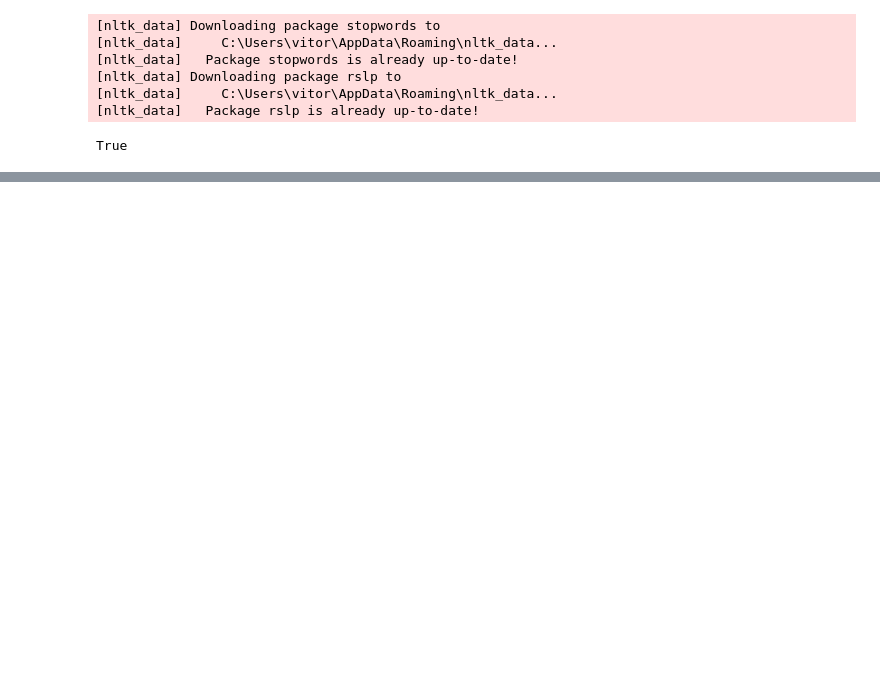
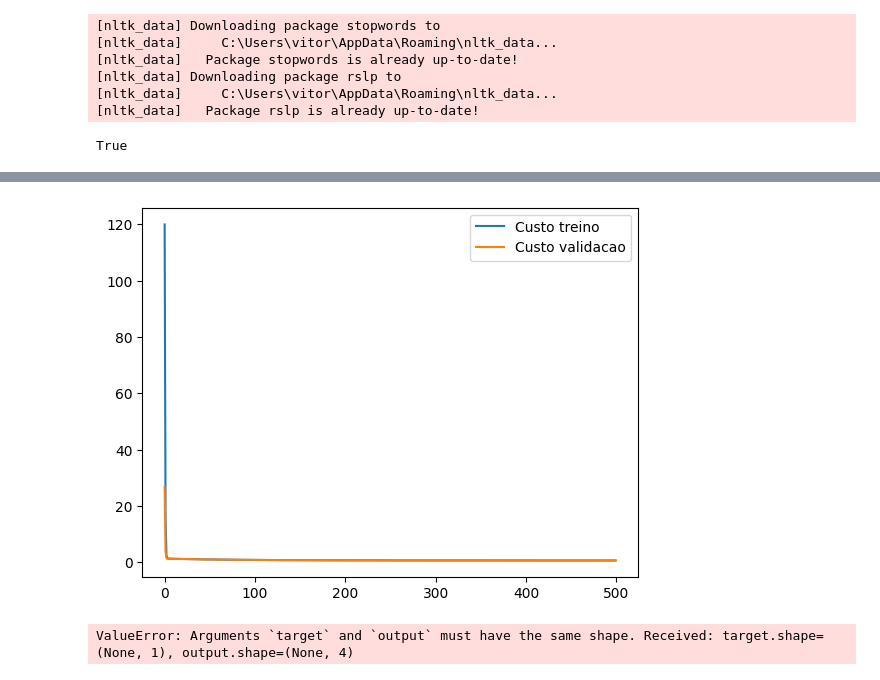
Before and after one commit to Lima-49/af_inteligencia_artificial, a Jupyter notebook: mlp.ipynb, the cells around one changed output, grey strips where cells are left out. Drawn from its saved outputs; the diff is of its cells as text; code cells hidden in the pictures; blank space fills up the shorter version.

```diff
--- a/mlp.ipynb
+++ b/mlp.ipynb
@@ -65,5 +250,0 @@ Arquivo já descompactado
-# %%
-#Carregando os arquivos de treino
-df_train = pd.read_csv(path_train)
-df_train = df_train.sort_values(['ID'])
-df_train.head()
@@ -223,0 +259,16 @@ df_teste['TEXTO'] = df_teste['TEXTO'].apply(preprocessing_portuguese)
+# %%
+# gera uma divisão dos dados em treino e teste
+cv = skl.model_selection.StratifiedShuffleSplit(n_splits=1, train_size=0.8,
+                                                random_state=10)
+
+# retorna os índices de treino e teste
+dataset = df_train['TEXTO']
+target = df_train['Class']
+train_index, test_index = list( cv.split(dataset, target) )[0]
+
+# retorna as partições de treino e teste de acordo com os índices
+dataset_train, dataset_test = dataset[train_index], dataset[test_index]
+Y_train, Y_test = target[train_index], target[test_index]
+
+print('Qtd. dados de treinamento: %d (%1.2f%%)' %(dataset_train.shape[0], (dataset_train.shape[0]/dataset.shape[0])*100) )
+print('Qtd. de dados de teste: %d (%1.2f%%)' %(dataset_test.shape[0], (dataset_test.shape[0]/dataset.shape[0])*100) )
@@ -281,10 +319,10 @@ print(X_test_tfidf.shape)
 # %%
 dataset2_train = []
-for i, msg in enumerate(df_train['TEXTO']):
+for i, msg in enumerate(dataset_train):
     dataset2_train.append(msg.split())
 
 dataset2_test = []
-for i, msg in enumerate(df_teste['TEXTO']):
+for i, msg in enumerate(dataset_test):
     dataset2_test.append(msg.split())
 
 print("\n\n20 primeiras palavras da primeira amostra de treino")
@@ -406,0 +404,7 @@ model_embedding = classificar(X_train_embedding, X_test_embedding, Y_train, Y_te
+# %%
+# variável que deverá recer o modelo
+model = None
+
+input_layer_size  = X_train_embedding.shape[1]
+hidden_layer_size = input_layer_size
+output_layer_size = 1
@@ -406,0 +469,46 @@ model_embedding = classificar(X_train_embedding, X_test_embedding, Y_train, Y_te
+# %%
+import matplotlib.pyplot as plt
+import pandas as pd
+df = pd.DataFrame()
+df['Custo treino'] = history.history['loss']
+df['Custo validacao'] = history.history['val_loss']
+
+df.plot()
+plt.show()
+# %% [output]
+[figure, added]
+# %%
+import numpy as np
+import sklearn as skl
+import sklearn.metrics
+
+def predicao(model, X_test, Y_test):
+    """
+    Retorna as classes preditas e a acurácia
+    """
+    # Avalia o modelo
+    test_results = model.evaluate(X_test, Y_test, verbose=0)
+    acuracia = test_results[1]
+
+    # Obtem a probabilidade de cada classe
+    pred = model.predict(X_test)
+
+    # Usa argmax para obter o índice da classe com maior probabilidade
+    predClass = np.argmax(pred, axis=1)
+
+    # Converte os rótulos de teste para o formato esperado
+    Y_test_class = np.argmax(Y_test, axis=1)
+
+    return predClass, acuracia, Y_test_class
+
+# Obtem as classes
+predClass, acuracia, Y_test_class = predicao(model, X_test_embedding, Y_test)
+
+print('Acuracia: %1.3f' % acuracia)
+
+# Obtem as medidas de desempenho
+resultados = skl.metrics.classification_report(Y_test_class, predClass)
+
+print(resultados)
+# %% [output]
+ValueError: Arguments `target` and `output` must have the same shape. Received: target.shape=(None, 1), output.shape=(None, 4)
```
Also changed, not shown: parts of 39 cells of this notebook, 2 other files.
